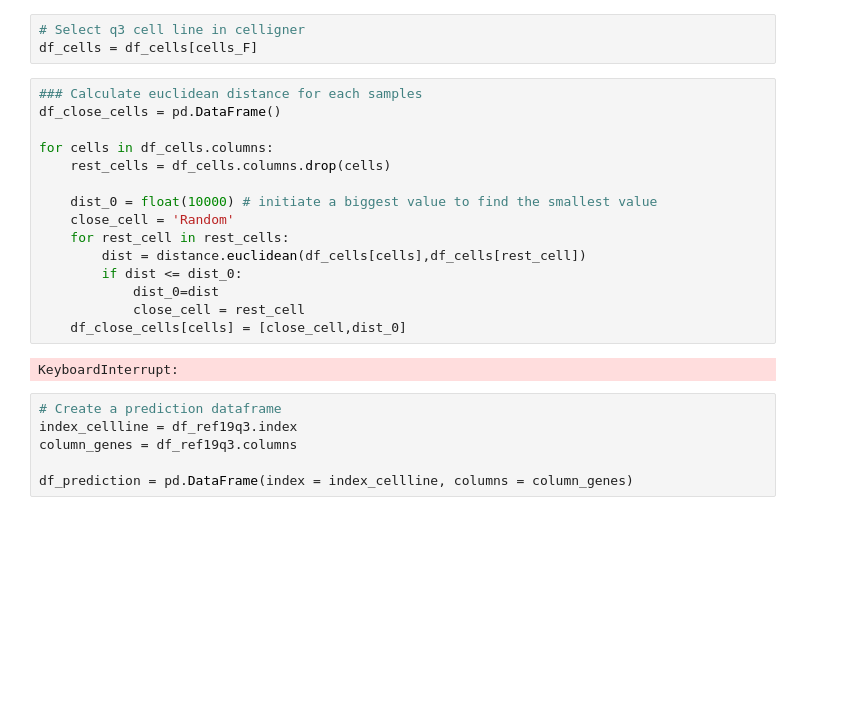
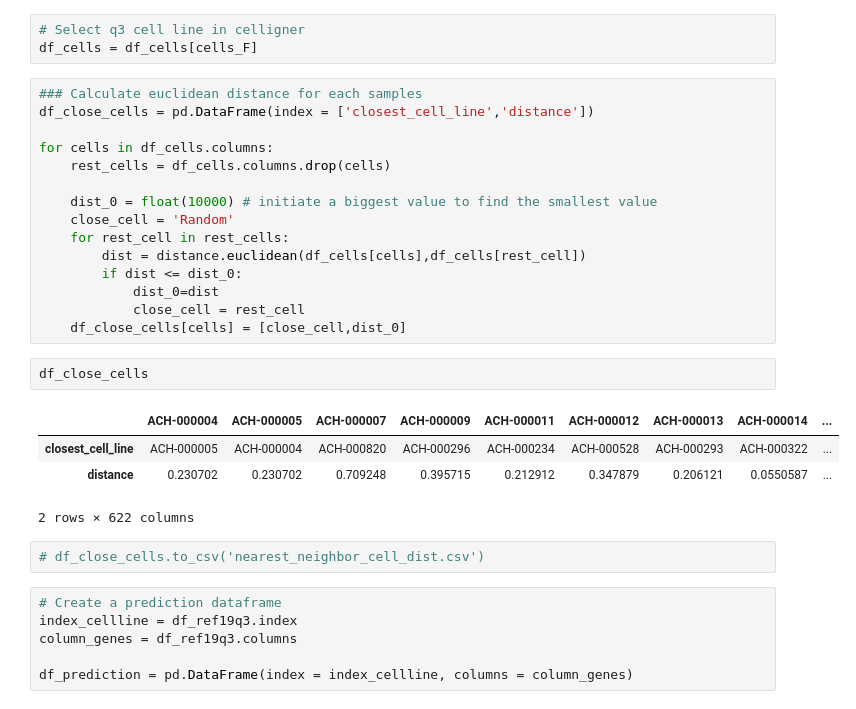
Before and after one commit to pritchardlabatpsu/cga_app, a Jupyter notebook: notebooks/R10-nearest_neighbor_analysis_YR.ipynb, the cells around one changed output. Drawn from its saved outputs; the diff is of its cells as text; blank space fills up the shorter version.

```diff
--- a/notebooks/R10-nearest_neighbor_analysis_YR.ipynb
+++ b/notebooks/R10-nearest_neighbor_analysis_YR.ipynb
@@ -47,7 +47,7 @@ cells_F = [q3_cell for q3_cell in cells_19q3 if q3_cell not in cells_NF]
 df_cells = df_cells[cells_F]
 # %%
 ### Calculate euclidean distance for each samples
-df_close_cells = pd.DataFrame()
+df_close_cells = pd.DataFrame(index = ['closest_cell_line','distance'])
 
 for cells in df_cells.columns:
     rest_cells = df_cells.columns.drop(cells)
@@ -60,8 +60,15 @@ for cells in df_cells.columns:
             dist_0=dist
             close_cell = rest_cell
     df_close_cells[cells] = [close_cell,dist_0]
-# %% [output]
-KeyboardInterrupt:
+# %%
+df_close_cells
+# %% [output]
+|  | ACH-000004 | ACH-000005 | ACH-000007 | ACH-000009 | ACH-000011 | ACH-000012 | ACH-000013 | ACH-000014 | ... |
+| closest_cell_line | ACH-000005 | ACH-000004 | ACH-000820 | ACH-000296 | ACH-000234 | ACH-000528 | ACH-000293 | ACH-000322 | ... |
+| distance | 0.230702 | 0.230702 | 0.709248 | 0.395715 | 0.212912 | 0.347879 | 0.206121 | 0.0550587 | ... |
+2 rows × 622 columns
+# %%
+# df_close_cells.to_csv('nearest_neighbor_cell_dist.csv')
 # %%
 # Create a prediction dataframe
 index_cellline = df_ref19q3.index
```
Also changed, not shown: parts of 9 cells of this notebook.
